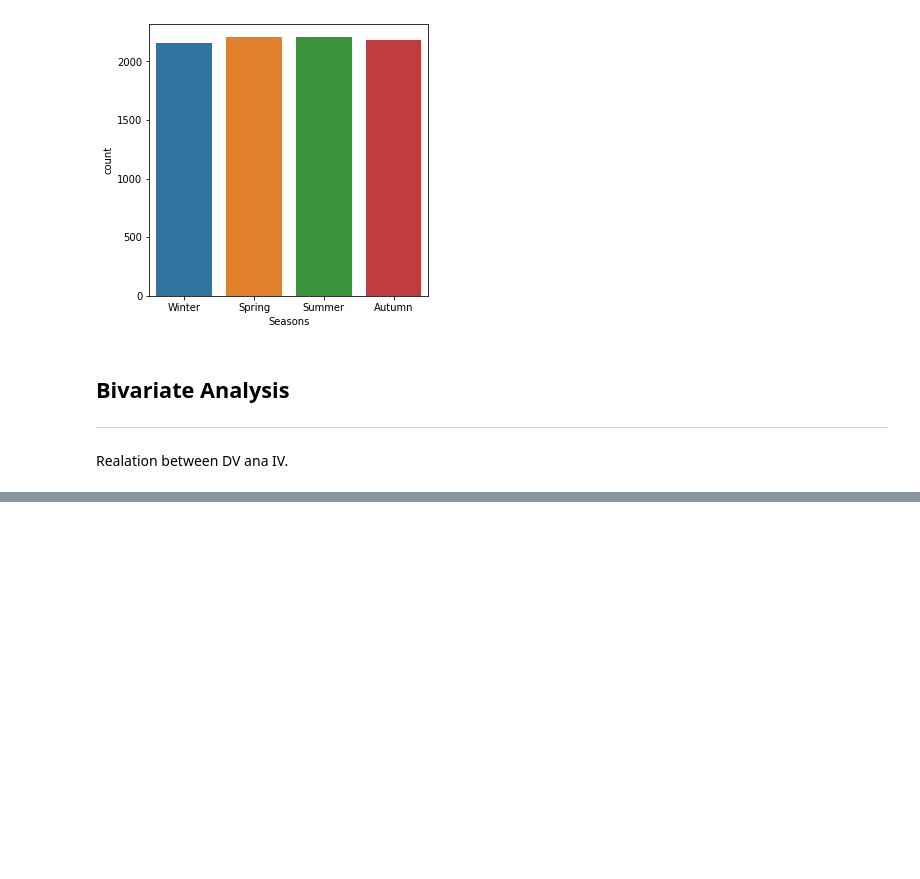
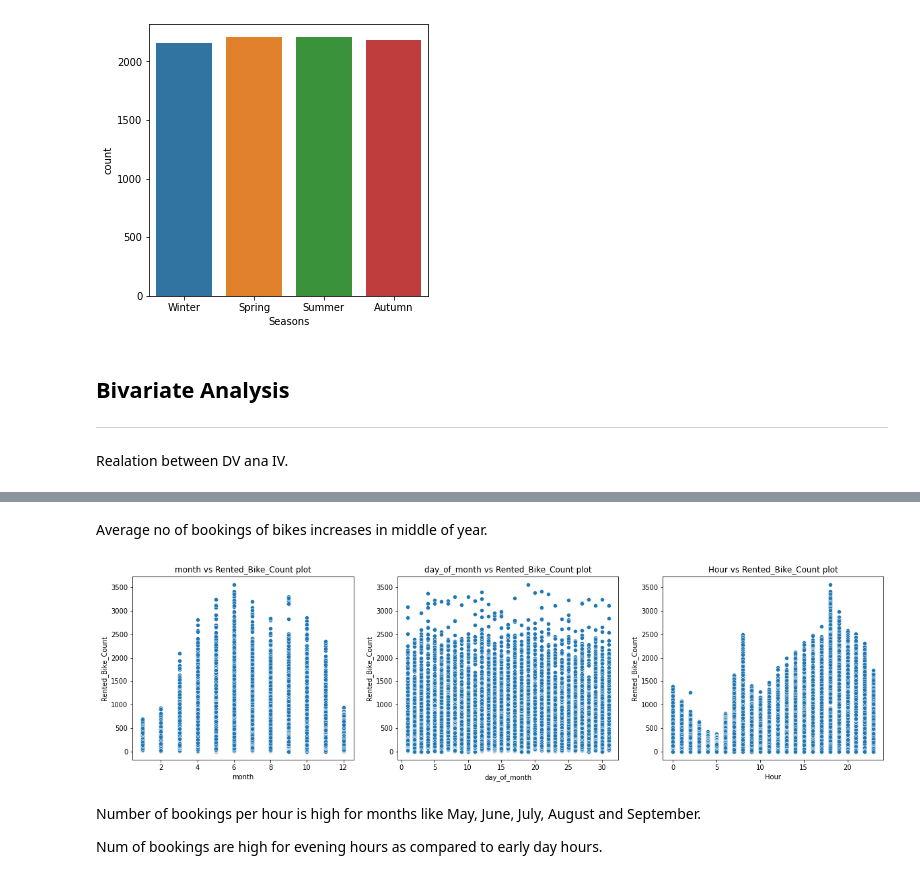
Before and after one commit to Ranjitkumarmuduli/Regression-capstone-project, a Jupyter notebook: Copy_of_Bike_Sharing_Demand_Prediction_Capstone_Project.ipynb, the cells around one changed output, grey strips where cells are left out. Cells and saved outputs as stored; diff of their text form; code cells hidden in the pictures; blank space fills up the shorter version.

```diff
--- a/Copy_of_Bike_Sharing_Demand_Prediction_Capstone_Project.ipynb
+++ b/Copy_of_Bike_Sharing_Demand_Prediction_Capstone_Project.ipynb
@@ -326,0 +354,14 @@ Realation between DV ana IV.
+# %% [markdown]
+Average no of bookings of bikes increases in middle of year.
+# %%
+fig, ax = plt.subplots(1, 3, figsize=(20,5))
+for index,col1 in enumerate(['month','day_of_month','Hour']):
+  sns.scatterplot(x = df[col1], y = df[dep_var], ax=ax[index])
+  ax[index].set_title(f"{col1} vs {dep_var} plot")
+plt.show()
+# %% [output]
+[figure, added]
+# %% [markdown]
+Number of bookings per hour is high for months like May, June, July, August and September.
+
+Num of bookings are high for evening hours as compared to early day hours.
```
Also changed, not shown: parts of 13 cells of this notebook.
